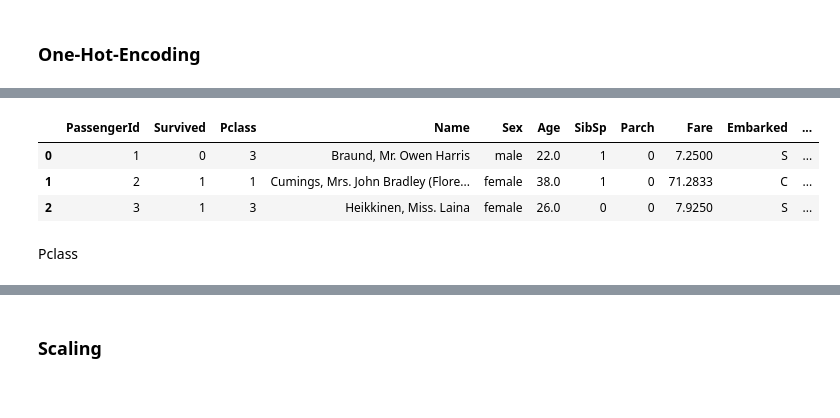
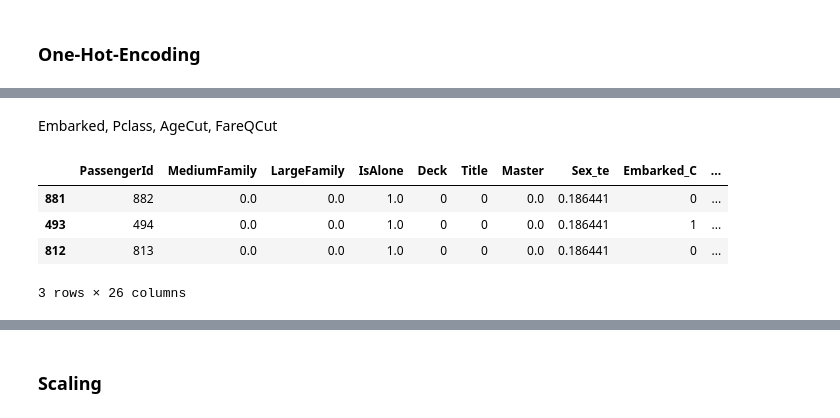
Before and after one commit to senzelden/projects, a Jupyter notebook: week_02/titanic/titanic_full_workflow.ipynb, the cells around one changed output, grey strips where cells are left out. Cells and saved outputs as stored; diff of their text form; code cells hidden in the pictures.

Commit message:
Cleanup notebook with complete functions and data analysis

```diff
--- a/week_02/titanic/titanic_full_workflow.ipynb
+++ b/week_02/titanic/titanic_full_workflow.ipynb
@@ -110,0 +573,7 @@ dtype: int64
+# %%
+target_encoding_features = ['Sex']
+
+for feat in target_encoding_features:
+    X_train[f'{feat}_te'] = target_encoding(X_train, feat)
+    X_test[f'{feat}_te'] = target_encoding(X_test, feat)
+    X_test_2[f'{feat}_te'] = target_encoding(X_test_2, feat)
@@ -110,0 +596,24 @@ dtype: int64
+# %%
+# changes dataframe in place, returns array with edges
+def qcutting_inplace(df, col, target_col, q=5, oh=False, precision=1):
+    # always uses the slices of the training set
+    retbins = pd.qcut(X_train[col], q=q, retbins=True, precision=precision)[1]
+    print(retbins)
+    for i in range(len(retbins)):
+        if i == 0:
+            df.loc[(df[col] >= 0) & (df[col] < retbins[i]), target_col] = i + 1
+        if i == len(retbins + 1) - 1:
+            df.loc[(df[col] >= retbins[i]) & (df[col] < math.inf), target_col] = i + 1
+            # usage warning: if one hot set dataframe equal to function call
+            if oh == True:
+                return onehot(df, col)
+            else:
+                return retbins
+        df.loc[(df[col] >= retbins[i]) & (df[col] < retbins[i+1]), target_col] = i
+# %%
+qcut_features = ['Fare']
+
+for feat in qcut_features:
+    qcutting_inplace(X_train, feat, 'FareQCut', q=5, precision=1)
+    qcutting_inplace(X_test, feat, 'FareQCut', q=5, precision=1)
+    qcutting_inplace(X_test_2, feat, 'FareQCut', q=5, precision=1)
@@ -115,3 +667,5 @@ Embarked
+# %% [markdown]
+Embarked, Pclass, AgeCut, FareQCut
 # %%
 # returns changed dataframe
 def onehot(df, col):
@@ -122,0 +674,7 @@ test_df = onehot(test_df, 'Embarked')
+# %%
+one_hot_features = ['Embarked', 'Pclass', 'AgeCut', 'FareQCut']
+
+for feat in one_hot_features:
+    X_train = onehot(X_train, feat)
+    X_test = onehot(X_test, feat)
+    X_test_2 = onehot(X_test_2, feat)
@@ -123,9 +686,8 @@ test_df = onehot(test_df, 'Embarked')
 # %%
-train_df.head(3)
+X_train.head(3)
 # %% [output]
-|  | PassengerId | Survived | Pclass | Name | Sex | Age | SibSp | Parch | Fare | Embarked | ... |
-| 0 | 1 | 0 | 3 | Braund, Mr. Owen Harris | male | 22.0 | 1 | 0 | 7.2500 | S | ... |
-| 1 | 2 | 1 | 1 | Cumings, Mrs. John Bradley (Flore... | female | 38.0 | 1 | 0 | 71.2833 | C | ... |
-| 2 | 3 | 1 | 3 | Heikkinen, Miss. Laina | female | 26.0 | 0 | 0 | 7.9250 | S | ... |
+|  | PassengerId | MediumFamily | LargeFamily | IsAlone | Deck | Title | Master | Sex_te | Embarked_C | ... |
+| 881 | 882 | 0.0 | 0.0 | 1.0 | 0 | 0 | 0.0 | 0.186441 | 0 | ... |
+| 493 | 494 | 0.0 | 0.0 | 1.0 | 0 | 0 | 0.0 | 0.186441 | 1 | ... |
+| 812 | 813 | 0.0 | 0.0 | 1.0 | 0 | 0 | 0.0 | 0.186441 | 0 | ... |
+3 rows × 26 columns
-# %% [markdown]
-Pclass
```
Also changed, not shown: parts of 171 cells of this notebook, 1 other file.
